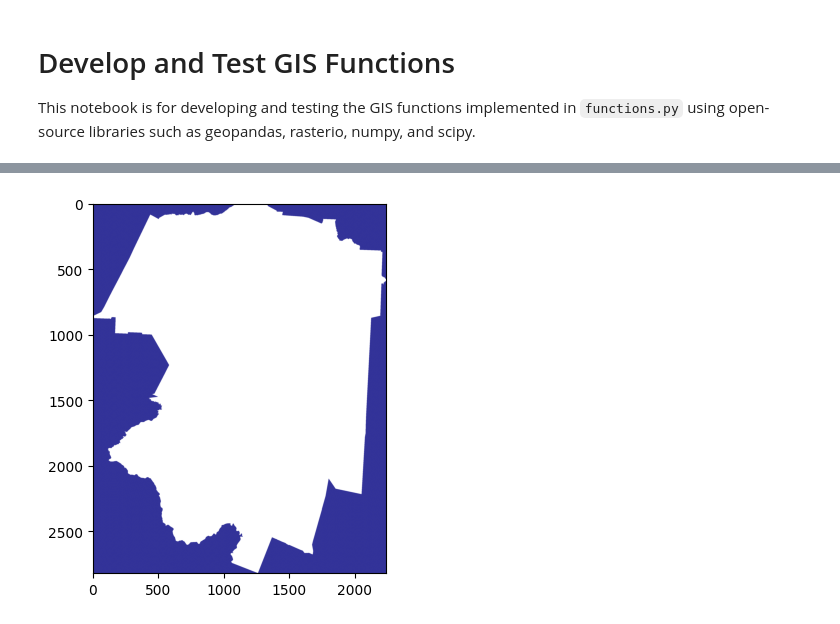
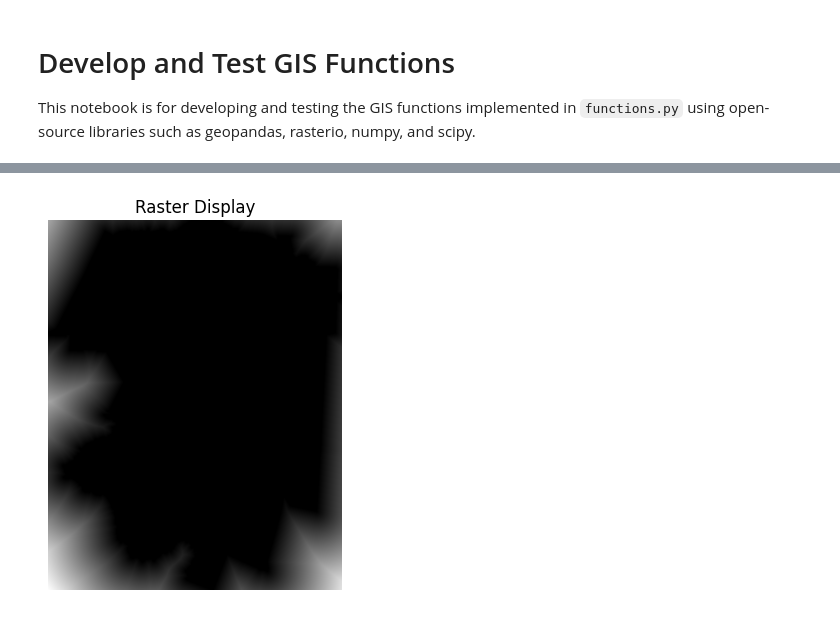
Before and after one commit to landyking/site-analyzer, a Jupyter notebook: experiments/gistest.ipynb, the cells around one changed output, grey strips where cells are left out. Saved outputs shown, nothing was run; the diff lists cells and outputs as text; code cells hidden in the pictures.

```diff
--- a/experiments/gistest.ipynb
+++ b/experiments/gistest.ipynb
@@ -186,11 +327,9 @@ RPL_PolygonToRaster_conversion(
     template_raster=slope_in_district_raster
 )
 # %%
-src = rasterio.open(district_raster)
-pyplot.imshow(src.read(1), cmap='terrain')
-pyplot.show()
+show_raster(district_raster)
 # %% [output]
-[figure, old version]
+[figure, new version]
 # %%
 import rasterio
 from rasterio.mask import mask
```
Also changed, not shown: parts of 8 cells of this notebook, 1 other file.
